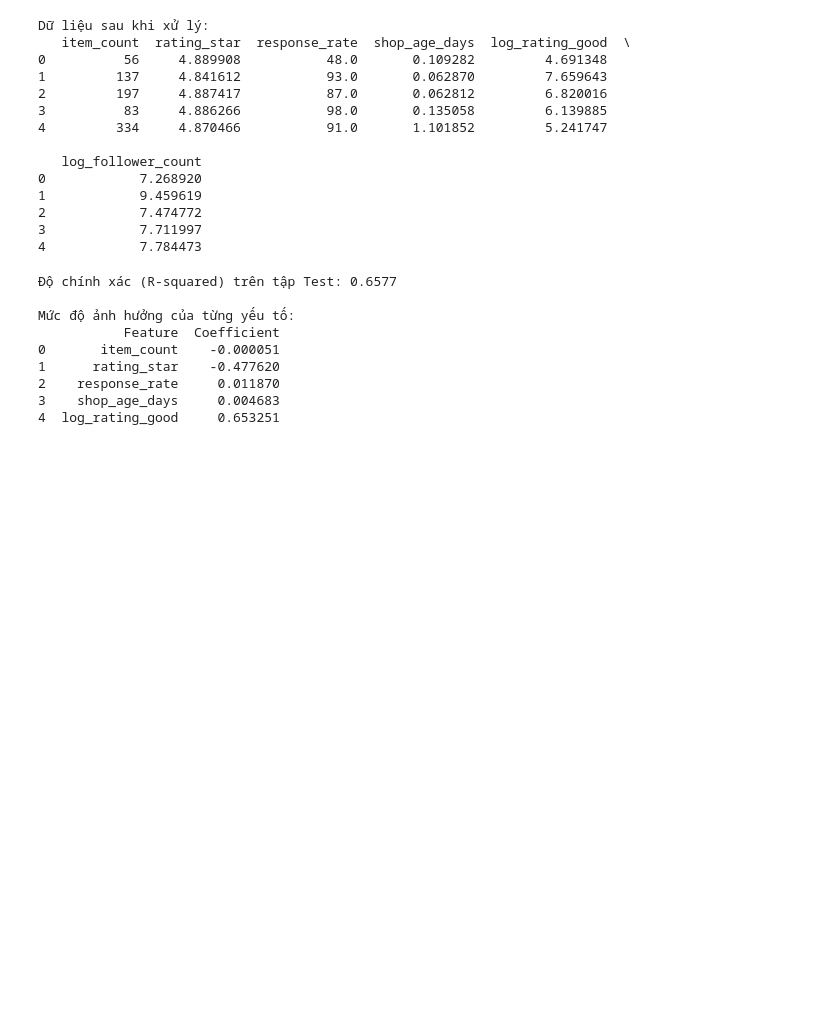
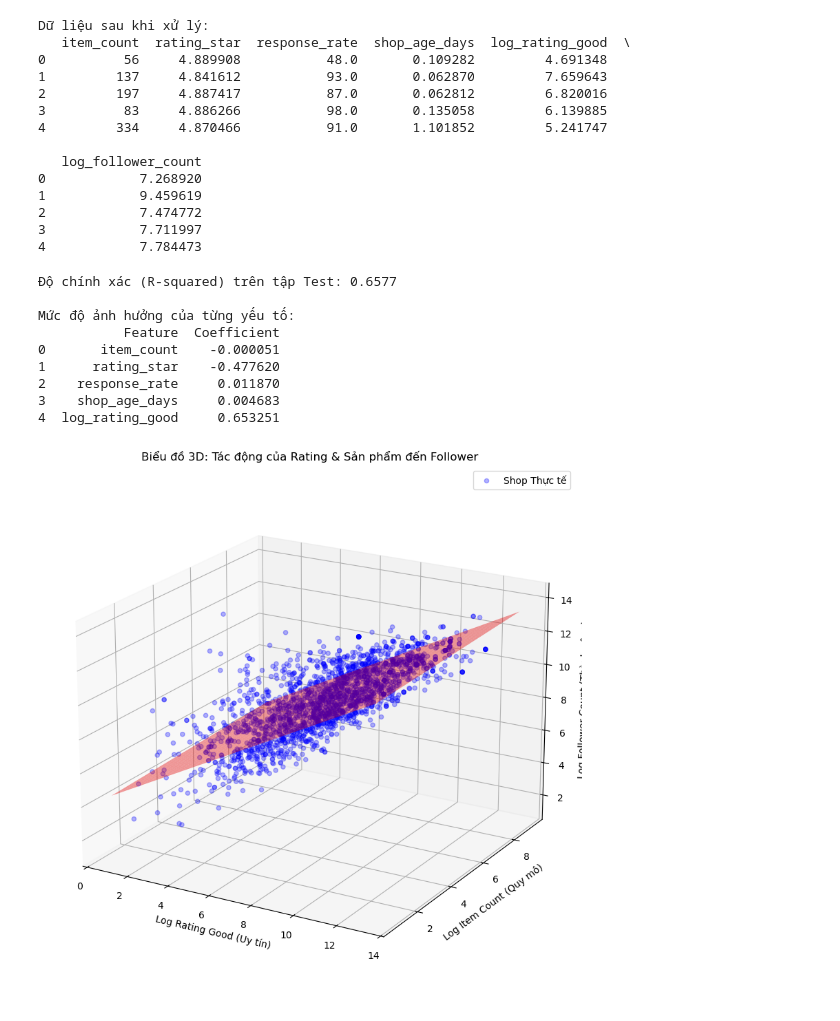
Before and after one commit to nguyendao16/ams1-ady, a Jupyter notebook: shop.ipynb, the cells around one changed output. Cells and saved outputs as stored; diff of their text form; code cells hidden in the pictures; blank space fills up the shorter version.

Commit message:
add graph for linear regression

```diff
--- a/shop.ipynb
+++ b/shop.ipynb
@@ -288,3 +288,46 @@ Mức độ ảnh hưởng của từng yếu tố:
 2    response_rate     0.011870
 3    shop_age_days     0.004683
 4  log_rating_good     0.653251
+# %%
+from mpl_toolkits.mplot3d import Axes3D
+
+
+X_viz_feature1 = data_clean['log_rating_good']
+X_viz_feature2 = np.log1p(data_clean['item_count'])
+Z_target = data_clean['log_follower_count']
+
+
+model_viz = LinearRegression()
+
+X_viz = pd.DataFrame({'f1': X_viz_feature1, 'f2': X_viz_feature2})
+model_viz.fit(X_viz, Z_target)
+
+
+x_range = np.linspace(X_viz_feature1.min(), X_viz_feature1.max(), 30)
+y_range = np.linspace(X_viz_feature2.min(), X_viz_feature2.max(), 30)
+x_surf, y_surf = np.meshgrid(x_range, y_range)
+
+
+z_surf = model_viz.intercept_ + (model_viz.coef_[0] * x_surf) + (model_viz.coef_[1] * y_surf)
+
+
+fig = plt.figure(figsize=(12, 10))
+ax = fig.add_subplot(111, projection='3d')
+
+
+ax.scatter(X_viz_feature1, X_viz_feature2, Z_target, c='blue', marker='o', alpha=0.3, label='Shop Thực tế')
+
+
+ax.plot_surface(x_surf, y_surf, z_surf, color='red', alpha=0.4)
+
+
+ax.set_xlabel('Log Rating Good (Uy tín)')
+ax.set_ylabel('Log Item Count (Quy mô)')
+ax.set_zlabel('Log Follower Count (Thành công)')
+ax.set_title('Biểu đồ 3D: Tác động của Rating & Sản phẩm đến Follower')
+ax.view_init(elev=20, azim=-60)
+
+plt.legend()
+plt.show()
+# %% [output]
+[figure, added]
```
Also changed, not shown: parts of 1 cell of this notebook.
